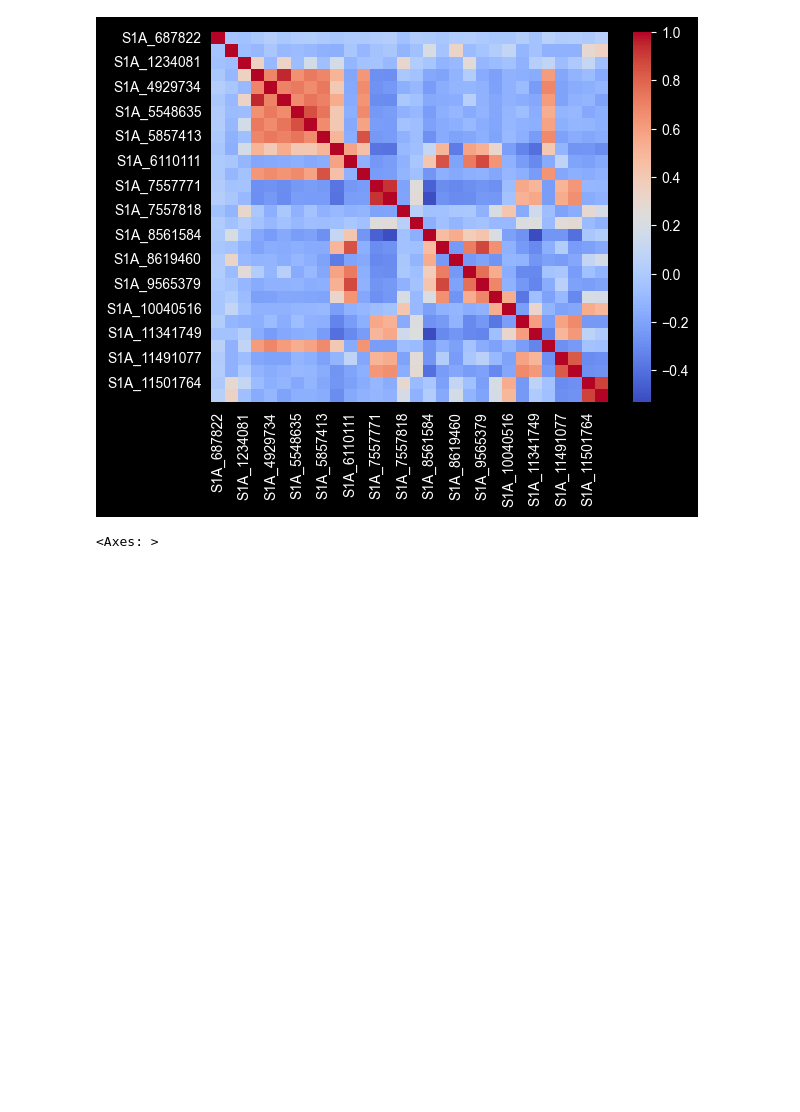
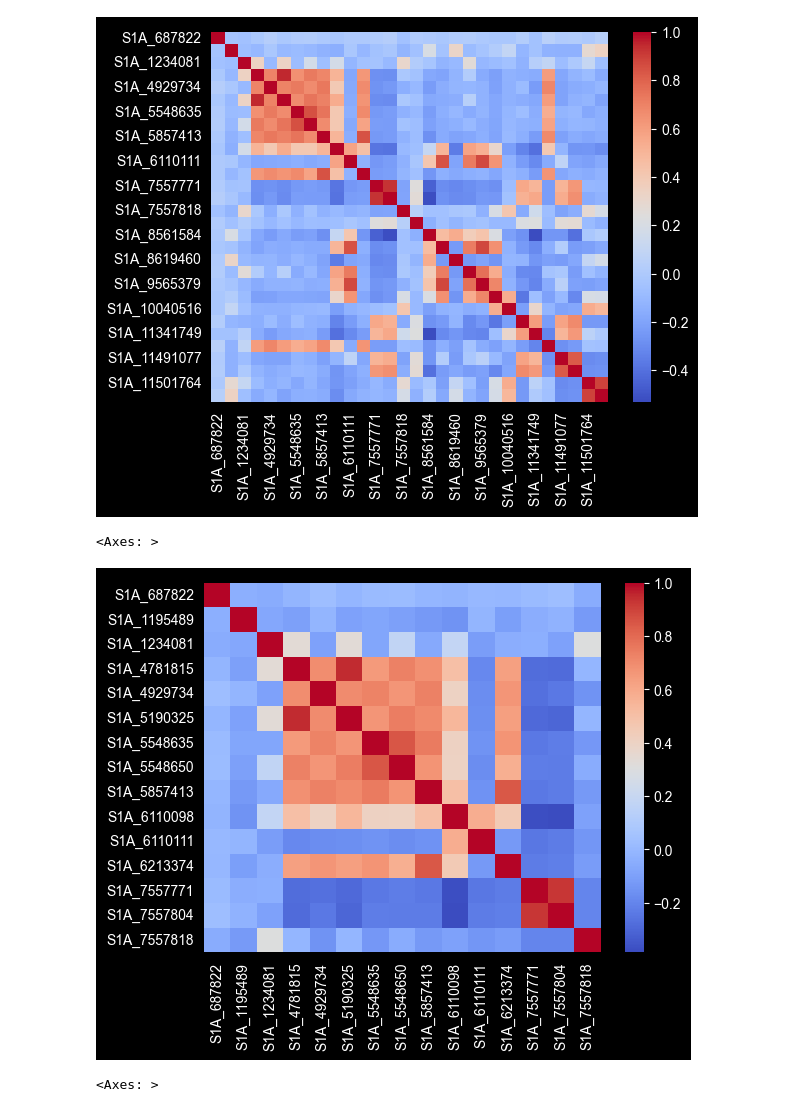
Before and after one commit to HochenM/GeneCompass, a Jupyter notebook: notebooks/02_EDA.ipynb, the cells around one changed output. Saved outputs shown, nothing was run; the diff lists cells and outputs as text; code cells hidden in the pictures; blank space fills up the shorter version.

```diff
--- a/notebooks/02_EDA.ipynb
+++ b/notebooks/02_EDA.ipynb
@@ -146,13 +171,13 @@ selector2 = VarianceThreshold(threshold=0.01)
 X_array = selector2.fit_transform(X_cleaned)
 
 # ۲. برگرداندن به فرمت DataFrame به همراه نام ستون‌های اصلی
-X_cleaned = pd.DataFrame(
+X_cleaned2 = pd.DataFrame(
     X_array,
     index=X_cleaned.index,
     columns=X_cleaned.columns[selector2.get_support()]
 )
 
 # ۳. بررسی ابعاد جدید
-print(X_cleaned.shape)
+print(X_cleaned2.shape)
 # %% [output]
 (549, 15448)
@@ -158,0 +191,5 @@ print(X_cleaned.shape)
+# %%
+delete_features = X_cleaned.columns[X.var()<=0.01]
+X_cleaned2 = X_cleaned.drop(columns=delete_features)
+X_cleaned2
+delete_features
@@ -159,2 +200,2 @@ print(X_cleaned.shape)
 # %%
-X_cleaned
+X_cleaned = X_cleaned2
@@ -181,6 +208,13 @@ sns.heatmap(corr_matrix, annot=False, cmap="coolwarm",cbar=True)
 # %% [output]
 <Axes: >
 [figure]
+# %%
+subset = X_cleaned.iloc[:,:15]
+corr_matrix = subset.corr()
+sns.heatmap(corr_matrix, annot=False, cmap="coolwarm",cbar=True)
+# %% [output]
+<Axes: >
+[figure, added]
 # %%
 subset_f = X_cleaned.iloc[:, :30].copy()
 subset_f['DON'] = y
```
Also changed, not shown: parts of 14 cells of this notebook, 3 other files.
